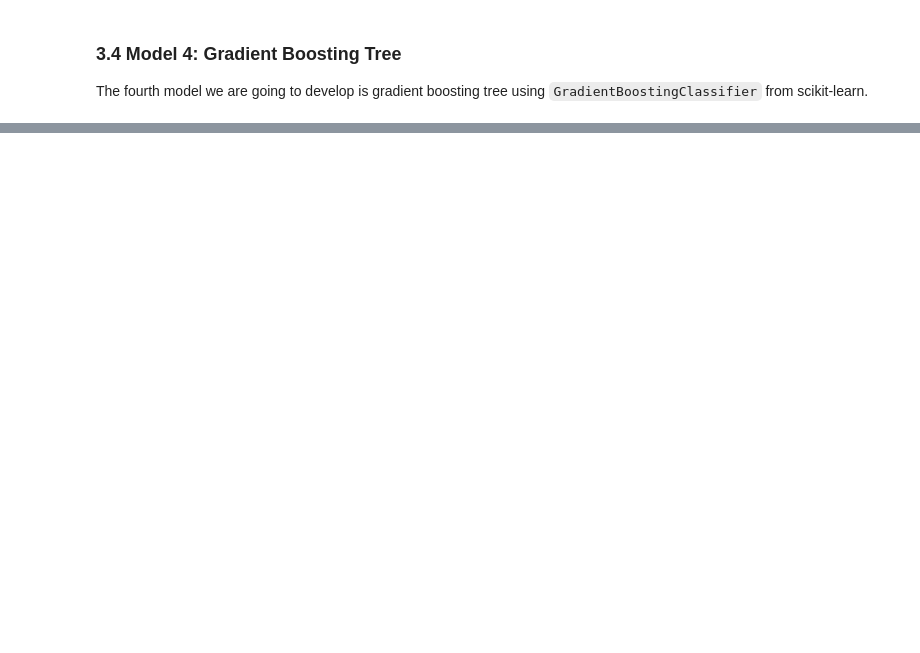
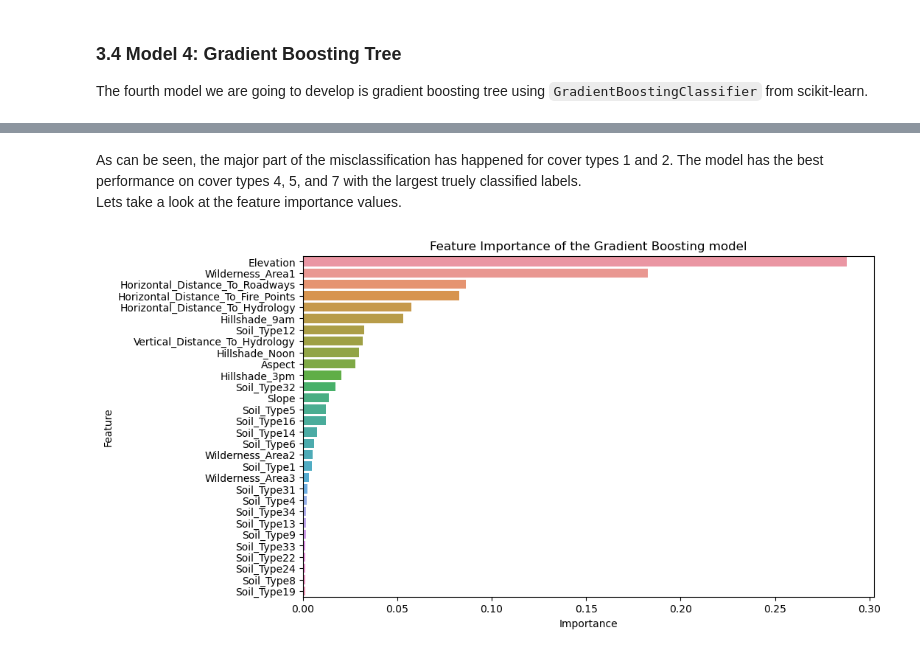
Before and after one commit to Behzad-h/forest_covertypes, a Jupyter notebook: forest_model_training.ipynb, the cells around one changed output, grey strips where cells are left out. Saved outputs shown, nothing was run; the diff lists cells and outputs as text; code cells hidden in the pictures; blank space fills up the shorter version.

```diff
--- a/forest_model_training.ipynb
+++ b/forest_model_training.ipynb
@@ -347,0 +357,8 @@ x_train_scaled.iloc[:,:12].info()
+# %%
+model = GradientBoostingClassifier()
+param_grid = {'max_depth'     : Integer(1,20),
+              'learning_rate' : Real(1e-3, 1, prior='log-uniform'),
+              'n_estimators'  : Integer(1,300)}
+cv = RepeatedKFold(n_splits=5, n_repeats=1, random_state=1)
+search4 = BayesSearchCV(estimator=model, search_spaces=param_grid, n_iter=10, cv=cv, n_jobs=-1, return_train_score=True, random_state=1, verbose=0)
+search4.fit(x_train_scaled, y_train)
@@ -347,0 +387,13 @@ x_train_scaled.iloc[:,:12].info()
+# %%
+# train model with optimal hyperparameters on the entire training data
+model4 = GradientBoostingClassifier(**search4.best_params_)
+model4.fit(x_train_scaled, y_train)
+
+# check the accuracy of the model on the training data itself
+y_pred = model4.predict(x_train_scaled)
+accuracy_gbt_train = accuracy_score(y_train, y_pred)
+print(f'The accuracy of the model over the training data is {accuracy_gbt_train.round(3)}.')
+
+# make predictions on the test data
+y_pred = model4.predict(x_test_scaled)
+y_pred.shape
@@ -347,0 +644,15 @@ x_train_scaled.iloc[:,:12].info()
+# %% [markdown]
+As can be seen, the major part of the misclassification has happened for cover types 1 and 2. The model has the best performance on cover types 4, 5, and 7 with the largest truely classified labels. <br>
+Lets take a look at the feature importance values.
+# %%
+# visualize the feature importance of the best model (Gradient Boosting) for the first 30 most important features
+feature_importance = pd.DataFrame({'Feature': x_train.columns, 'Importance': model4.feature_importances_})
+feature_importance.sort_values(by='Importance', ascending=False, inplace=True)
+plt.figure(figsize=(10,6))
+sns.barplot(x='Importance', y='Feature', data=feature_importance[:30])
+plt.title('Feature Importance of the Gradient Boosting model')
+plt.xlabel('Importance')
+plt.ylabel('Feature')
+plt.show()
+# %% [output]
+[figure, added]
```
Also changed, not shown: parts of 56 cells of this notebook.
